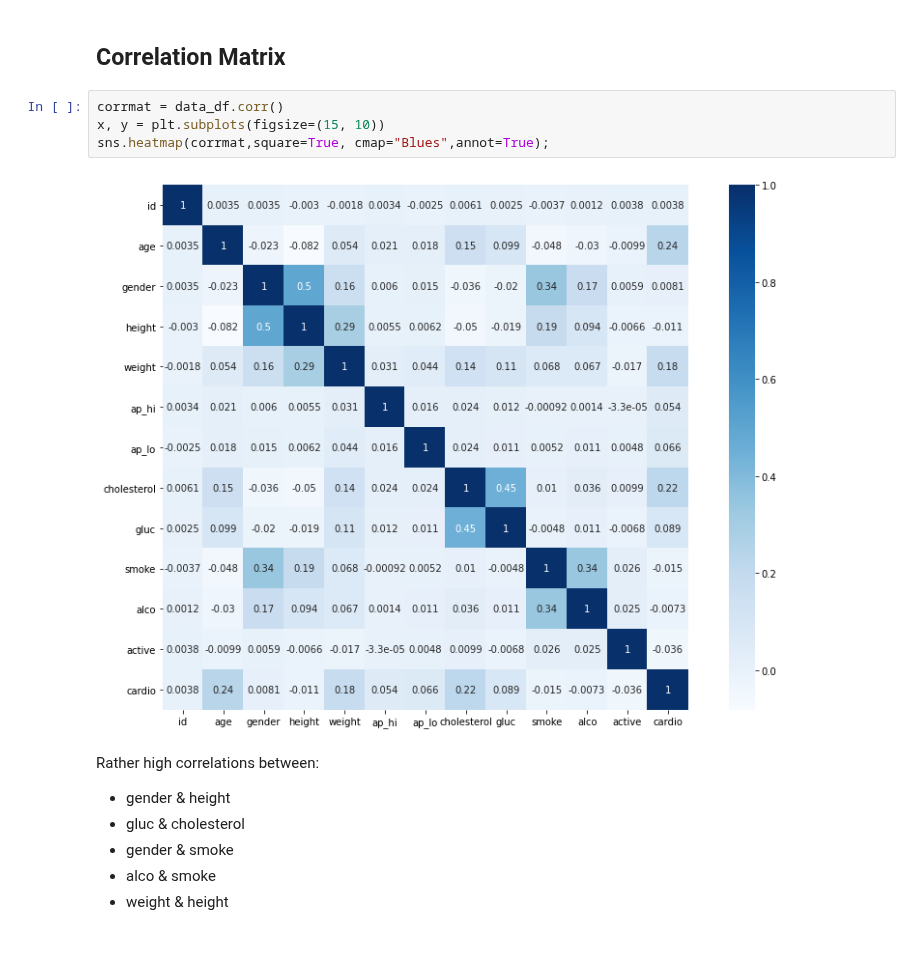
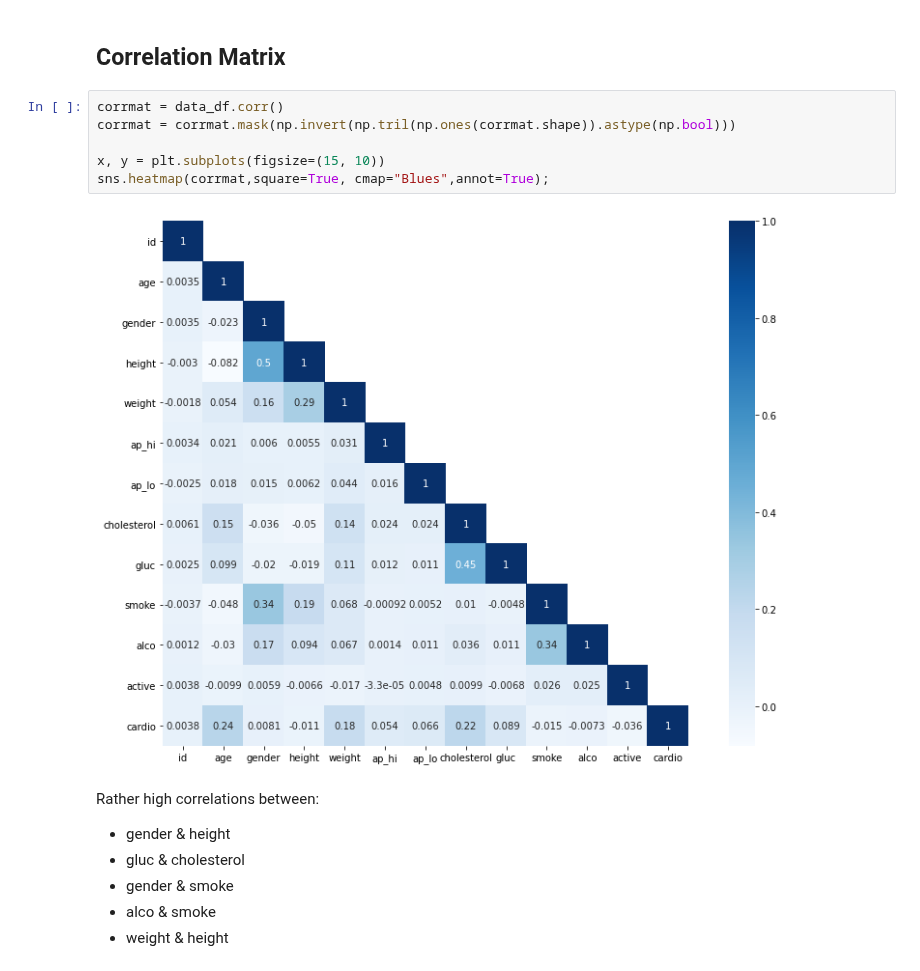
Before and after one commit to LJ171/CardioDiseaseClassification, a Jupyter notebook: 01_data_exploration/DataExploration.ipynb, the cells around one changed output. Cells and saved outputs as stored; diff of their text form.

```diff
--- a/01_data_exploration/DataExploration.ipynb
+++ b/01_data_exploration/DataExploration.ipynb
@@ -138,10 +138,12 @@ Number of duplicates:24
 ## Correlation Matrix
 # %%
 corrmat = data_df.corr()
+corrmat = corrmat.mask(np.invert(np.tril(np.ones(corrmat.shape)).astype(np.bool)))
+
 x, y = plt.subplots(figsize=(15, 10))
 sns.heatmap(corrmat,square=True, cmap="Blues",annot=True);
 # %% [output]
-[figure, old version]
+[figure, new version]
 # %% [markdown]
 Rather high correlations between:
 - gender & height
```
